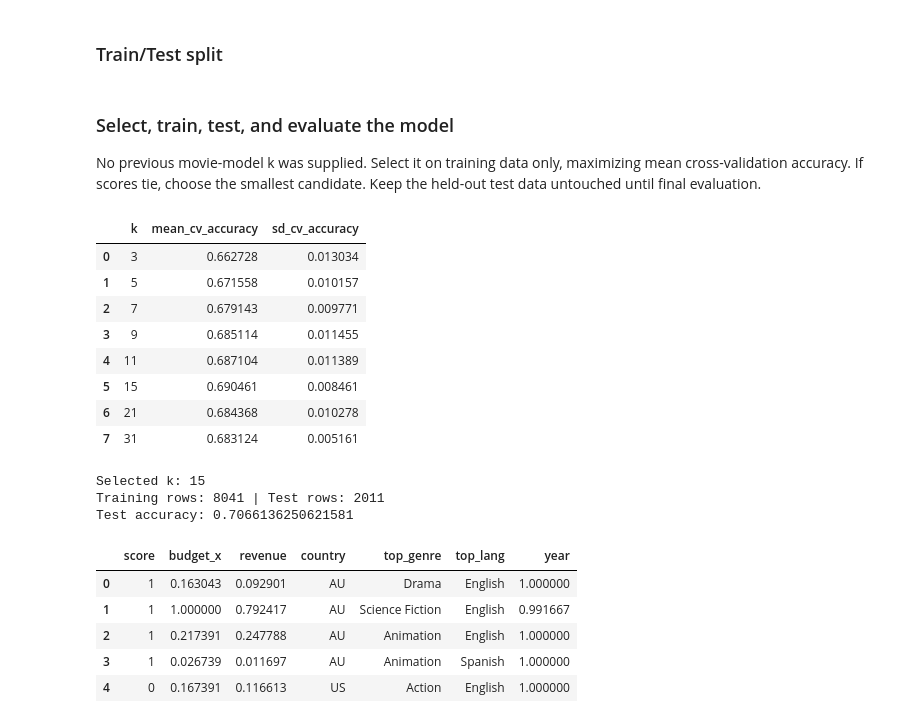
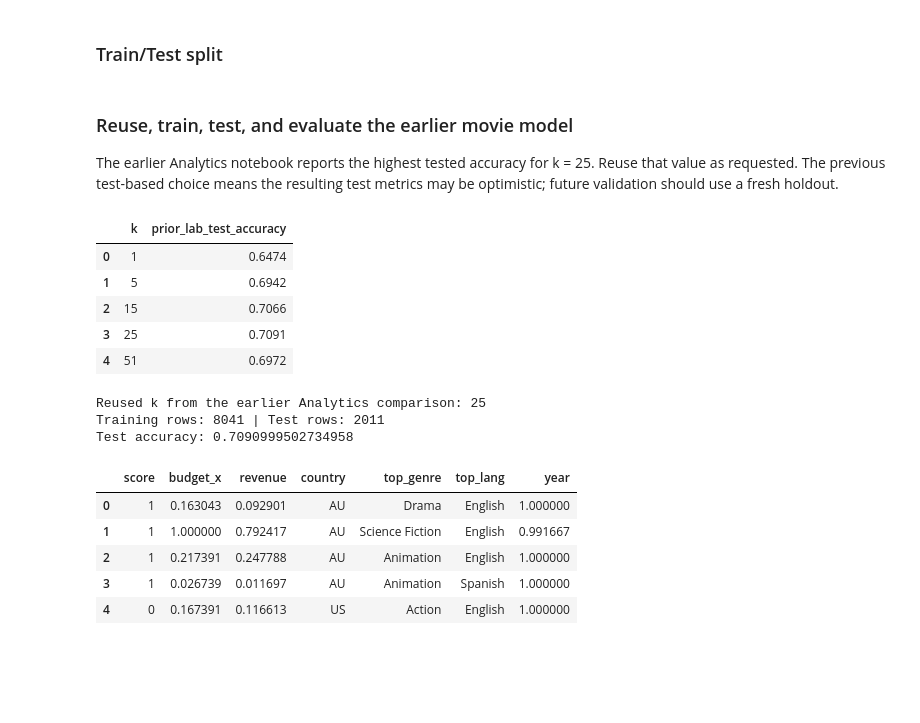
Before and after one commit to khannaarnav6-sys/DS1001-LABS-Projects, a Jupyter notebook: LABS-12/LABS_12_Value_Arnav_Khanna.ipynb, the cells around one changed output. Saved outputs shown, nothing was run; the diff lists cells and outputs as text; code cells hidden in the pictures; blank space fills up the shorter version.

Commit message:
Reuse Analytics k=25 and verify final Codespaces results

```diff
--- a/LABS-12/LABS_12_Value_Arnav_Khanna.ipynb
+++ b/LABS-12/LABS_12_Value_Arnav_Khanna.ipynb
@@ -93,37 +93,29 @@ features.head()
 # train test split
 features_train, features_test, target_train, target_test = train_test_split(features, target, test_size=0.2, random_state=45)
 # %% [markdown]
-### Select, train, test, and evaluate the model
-No previous movie-model k was supplied. Select it on training data only, maximizing mean cross-validation accuracy. If scores tie, choose the smallest candidate. Keep the held-out test data untouched until final evaluation.
+### Reuse, train, test, and evaluate the earlier movie model
+The earlier Analytics notebook reports the highest tested accuracy for k = 25. Reuse that value as requested. The previous test-based choice means the resulting test metrics may be optimistic; future validation should use a fresh holdout.
 # %%
-candidate_k = [3, 5, 7, 9, 11, 15, 21, 31]
-cv = StratifiedKFold(n_splits=5, shuffle=True, random_state=45)
-cv_rows = []
-for k in candidate_k:
-    scores = cross_val_score(KNeighborsClassifier(n_neighbors=k), features_train, target_train, cv=cv, scoring='accuracy')
-    cv_rows.append({'k': k, 'mean_cv_accuracy': scores.mean(), 'sd_cv_accuracy': scores.std()})
-cv_results = pd.DataFrame(cv_rows)
-best_k = int(cv_results.sort_values(['mean_cv_accuracy', 'k'], ascending=[False, True]).iloc[0]['k'])
+# Reuse the best k in LABS_10_Analytics.ipynb.
+best_k = 25
+cv_results = pd.DataFrame({'k': [1, 5, 15, 25, 51], 'prior_lab_test_accuracy': [0.6474, 0.6942, 0.7066, 0.7091, 0.6972]})
 display(cv_results)
-print('Selected k:', best_k)
+print('Reused k from the earlier Analytics comparison:', best_k)
 knn = KNeighborsClassifier(n_neighbors=best_k)
 knn.fit(features_train, target_train)
 target_predicted = knn.predict(features_test)
 print('Training rows:', len(target_train), '| Test rows:', len(target_test))
 print('Test accuracy:', accuracy_score(target_test, target_predicted))
 # %% [output]
-|  | k | mean_cv_accuracy | sd_cv_accuracy |
-| 0 | 3 | 0.662728 | 0.013034 |
-| 1 | 5 | 0.671558 | 0.010157 |
-| 2 | 7 | 0.679143 | 0.009771 |
-| 3 | 9 | 0.685114 | 0.011455 |
-| 4 | 11 | 0.687104 | 0.011389 |
-| 5 | 15 | 0.690461 | 0.008461 |
-| 6 | 21 | 0.684368 | 0.010278 |
-| 7 | 31 | 0.683124 | 0.005161 |
+|  | k | prior_lab_test_accuracy |
+| 0 | 1 | 0.6474 |
+| 1 | 5 | 0.6942 |
+| 2 | 15 | 0.7066 |
+| 3 | 25 | 0.7091 |
+| 4 | 51 | 0.6972 |
-Selected k: 15
+Reused k from the earlier Analytics comparison: 25
 Training rows: 8041 | Test rows: 2011
-Test accuracy: 0.7066136250621581
+Test accuracy: 0.7090999502734958
 # %%
 ## Print out the data to use below
 model_data.head()
```
Also changed, not shown: parts of 13 cells of this notebook, 11 other files.
